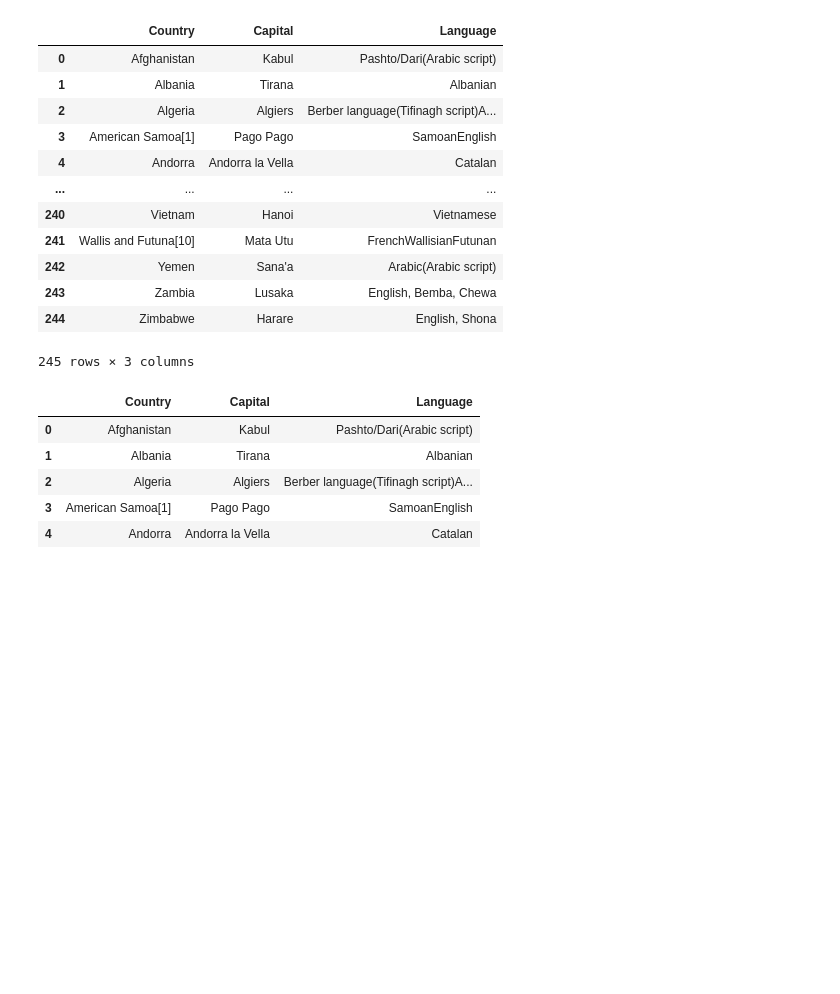
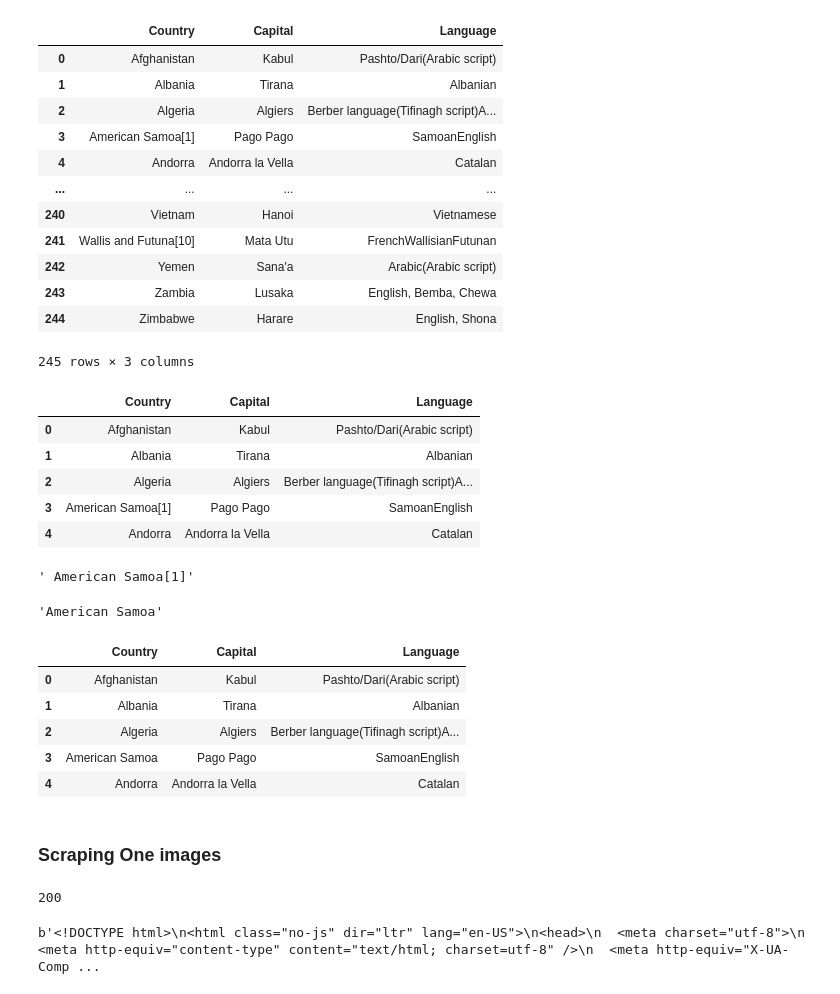
Before and after one commit to Abisheklimbu/Python_Data_Science, a Jupyter notebook: Web _Scraping_BeautifulSoup/scrape.ipynb, the cells around one changed output. Drawn from its saved outputs; the diff is of its cells as text; code cells hidden in the pictures; blank space fills up the shorter version.

```diff
--- a/Web _Scraping_BeautifulSoup/scrape.ipynb
+++ b/Web _Scraping_BeautifulSoup/scrape.ipynb
@@ -326,3 +326,9 @@ df.head()
 | 2 | Algeria | Algiers | Berber language(Tifinagh script)A... |
 | 3 | American Samoa[1] | Pago Pago | SamoanEnglish |
 | 4 | Andorra | Andorra la Vella | Catalan |
+# %%
+# Removing spaces and []
+import re
+df['Country'][3]
+# %% [output]
+' American Samoa[1]'
@@ -328,0 +337,4 @@ df.head()
+# %%
+df['Country'][3]
+# %% [output]
+'American Samoa'
@@ -328,0 +344,12 @@ df.head()
+# %%
+country_df = pd.read_csv("country.csv")
+country_df.head()
+# %% [output]
+|  | Country | Capital | Language |
+| 0 | Afghanistan | Kabul | Pashto/Dari(Arabic script) |
+| 1 | Albania | Tirana | Albanian |
+| 2 | Algeria | Algiers | Berber language(Tifinagh script)A... |
+| 3 | American Samoa | Pago Pago | SamoanEnglish |
+| 4 | Andorra | Andorra la Vella | Catalan |
+# %% [markdown]
+### Scraping One images
@@ -328,0 +359,11 @@ df.head()
+# %%
+url = "https://www.passiton.com/inspirational-quotes?utf8=%E2%9C%93&q=martin+luther+king+jr"
+response = requests.get(url)
+responses.status_code
+# %% [output]
+200
+# %%
+content = response.content
+content
+# %% [output]
+b'<!DOCTYPE html>\n<html class="no-js" dir="ltr" lang="en-US">\n<head>\n  <meta charset="utf-8">\n  <meta http-equiv="content-type" content="text/html; charset=utf-8" />\n  <meta http-equiv="X-UA-Comp ...
```
Also changed, not shown: parts of 21 cells of this notebook, 17 other files.
